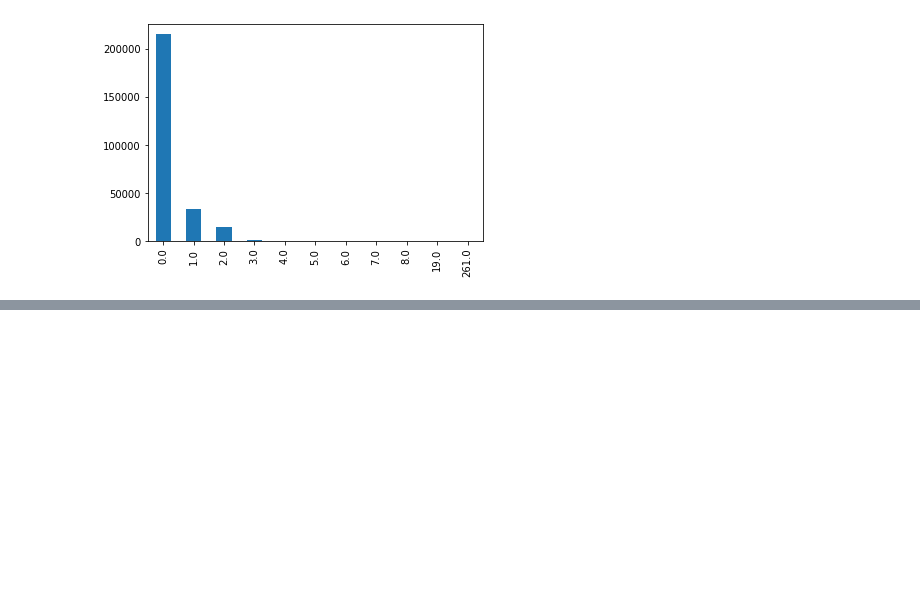
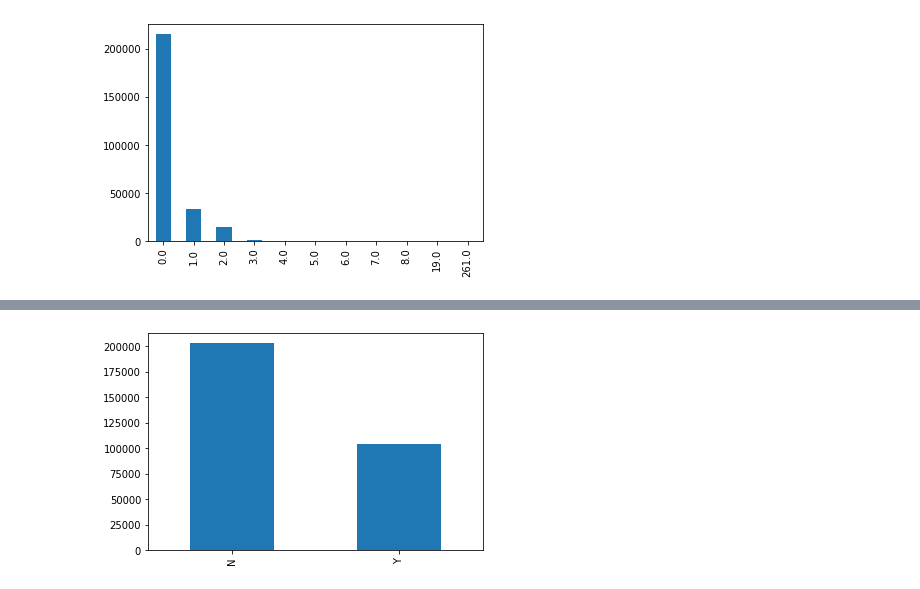
Before and after one commit to suhasmaddali/Home-Credit-Loan-Sanction, a Jupyter notebook: Home Credit Python Project.ipynb, the cells around one changed output, grey strips where cells are left out. Cells and saved outputs as stored; diff of their text form; code cells hidden in the pictures; blank space fills up the shorter version.

```diff
--- a/Home Credit Python Project.ipynb
+++ b/Home Credit Python Project.ipynb
@@ -329,0 +315,5 @@ df_train['AMT_REQ_CREDIT_BUREAU_QRT'].value_counts().plot(kind = 'bar')
+# %%
+df_train['FLAG_OWN_CAR'].value_counts().plot(kind = 'bar')
+plt.show()
+# %% [output]
+[figure, added]
```
Also changed, not shown: parts of 32 cells of this notebook.
